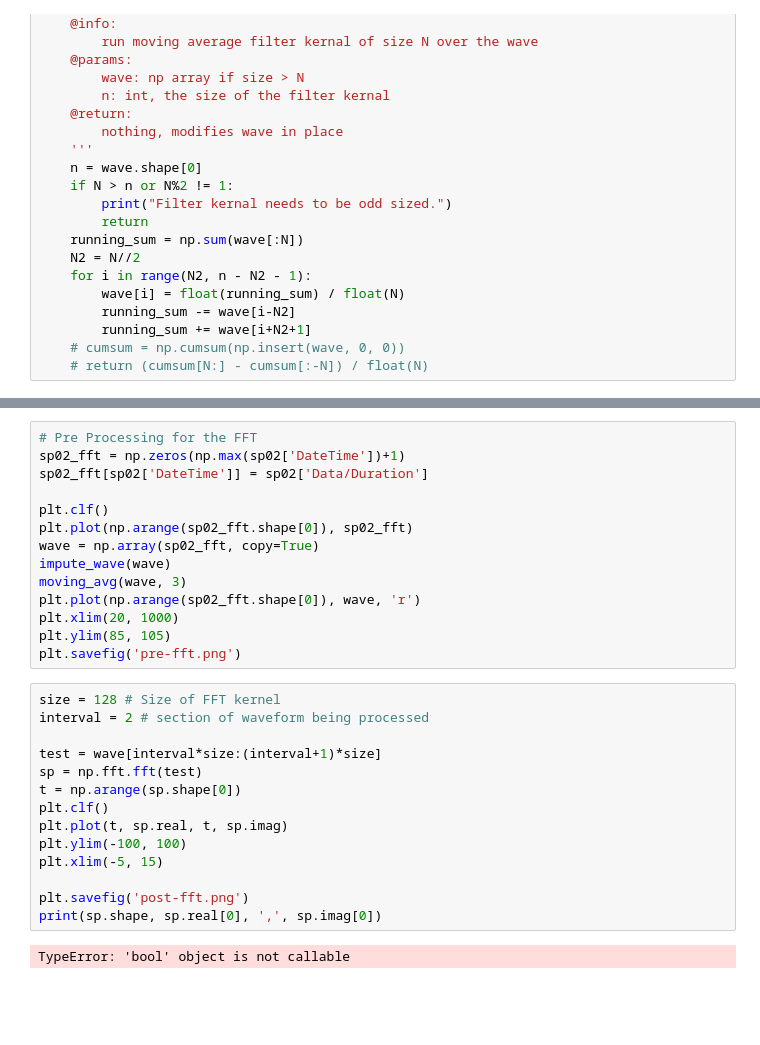
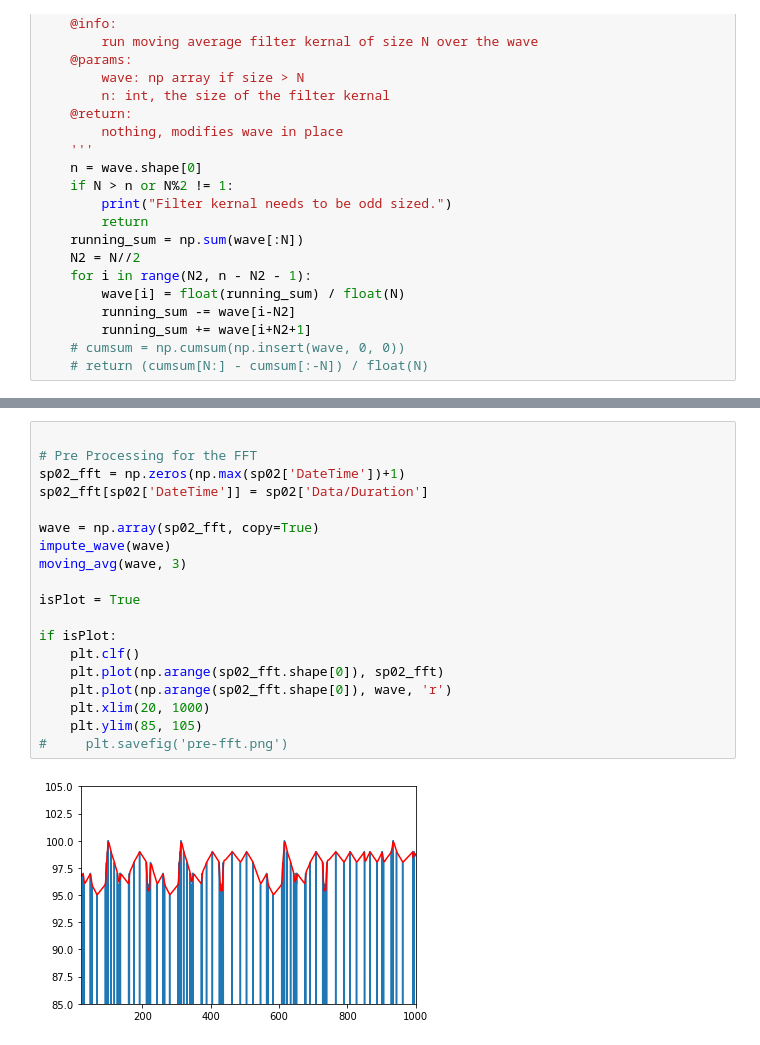
Before and after one commit to allen-n/calsens, a Jupyter notebook: Capstone.ipynb, the cells around one changed output, grey strips where cells are left out. Saved outputs shown, nothing was run; the diff lists cells and outputs as text; blank space fills up the shorter version.

Commit message:
FFT and FFT plotting utilities refactored into functions. Todo: more preprocessing, sample classifiers.

```diff
--- a/Capstone.ipynb
+++ b/Capstone.ipynb
@@ -119,30 +118,21 @@ plt.savefig(os.path.split(example)[-1] + '.png')
 # %%
+
 # Pre Processing for the FFT
 sp02_fft = np.zeros(np.max(sp02['DateTime'])+1)
 sp02_fft[sp02['DateTime']] = sp02['Data/Duration']
 
-plt.clf()
-plt.plot(np.arange(sp02_fft.shape[0]), sp02_fft)
 wave = np.array(sp02_fft, copy=True)
 impute_wave(wave)
 moving_avg(wave, 3)
-plt.plot(np.arange(sp02_fft.shape[0]), wave, 'r')
-plt.xlim(20, 1000)
-plt.ylim(85, 105)
-plt.savefig('pre-fft.png')
+
+isPlot = True
+
+if isPlot:
+    plt.clf()
+    plt.plot(np.arange(sp02_fft.shape[0]), sp02_fft)
+    plt.plot(np.arange(sp02_fft.shape[0]), wave, 'r')
+    plt.xlim(20, 1000)
+    plt.ylim(85, 105)
+#     plt.savefig('pre-fft.png')
+# %% [output]
+[figure, added]
-# %%
-size = 128 # Size of FFT kernel
-interval = 2 # section of waveform being processed
-
-test = wave[interval*size:(interval+1)*size]
-sp = np.fft.fft(test)
-t = np.arange(sp.shape[0])
-plt.clf()
-plt.plot(t, sp.real, t, sp.imag)
-plt.ylim(-100, 100)
-plt.xlim(-5, 15)
-
-plt.savefig('post-fft.png')
-print(sp.shape, sp.real[0], ',', sp.imag[0])
-# %% [output]
-TypeError: 'bool' object is not callable
```
Also changed, not shown: parts of 4 cells of this notebook.
